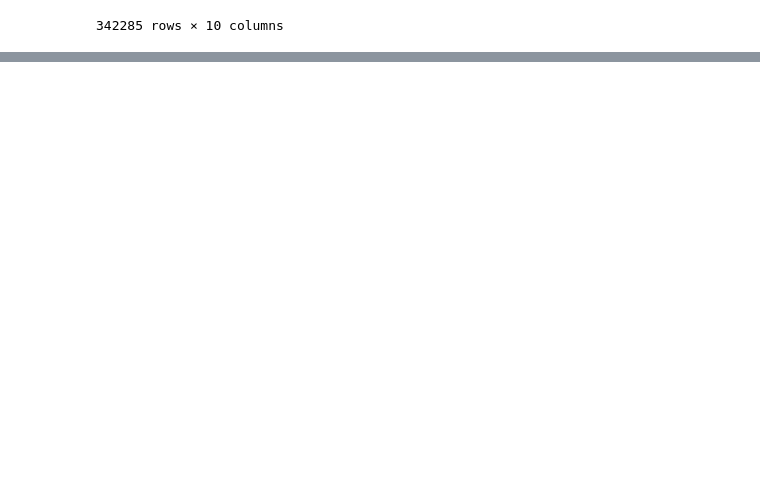
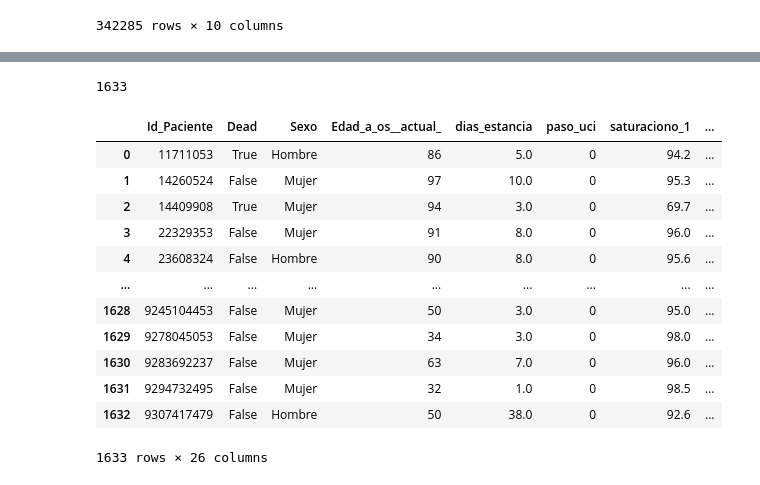
Before and after one commit to sergio-qp/TFM-covid, a Jupyter notebook: tfm_regressions.ipynb, the cells around one changed output, grey strips where cells are left out. Drawn from its saved outputs; the diff is of its cells as text; code cells hidden in the pictures; blank space fills up the shorter version.

Commit message:
produced first Rtable

```diff
--- a/tfm_regressions.ipynb
+++ b/tfm_regressions.ipynb
@@ -200,0 +157,10 @@ categorical_columns
+# %%
+pactokeep = [
+    "Id_Paciente",
+    "Dead",
+    "Sexo",
+    "Edad_a_os__actual_",
+    "dias_estancia",
+    "paso_uci"
+]
+pac_vars = pac[pactokeep]
@@ -200,0 +183,22 @@ categorical_columns
+# %%
+len(trimlist)
+# %% [output]
+1633
+# %%
+Rtable = pac_vars.join(pd.concat(trimlist), on="Id_Paciente", how="inner").reset_index().drop(columns=['index'])
+# Rtable.drop(columns=['index'])
+Rtable
+# %% [output]
+|  | Id_Paciente | Dead | Sexo | Edad_a_os__actual_ | dias_estancia | paso_uci | saturaciono_1 | ... |
+| 0 | 11711053 | True | Hombre | 86 | 5.0 | 0 | 94.2 | ... |
+| 1 | 14260524 | False | Mujer | 97 | 10.0 | 0 | 95.3 | ... |
+| 2 | 14409908 | True | Mujer | 94 | 3.0 | 0 | 69.7 | ... |
+| 3 | 22329353 | False | Mujer | 91 | 8.0 | 0 | 96.0 | ... |
+| 4 | 23608324 | False | Hombre | 90 | 8.0 | 0 | 95.6 | ... |
+| ... | ... | ... | ... | ... | ... | ... | ... | ... |
+| 1628 | 9245104453 | False | Mujer | 50 | 3.0 | 0 | 95.0 | ... |
+| 1629 | 9278045053 | False | Mujer | 34 | 3.0 | 0 | 98.0 | ... |
+| 1630 | 9283692237 | False | Mujer | 63 | 7.0 | 0 | 96.0 | ... |
+| 1631 | 9294732495 | False | Mujer | 32 | 1.0 | 0 | 98.5 | ... |
+| 1632 | 9307417479 | False | Hombre | 50 | 38.0 | 0 | 92.6 | ... |
+1633 rows × 26 columns
```
Also changed, not shown: parts of 17 cells of this notebook.
